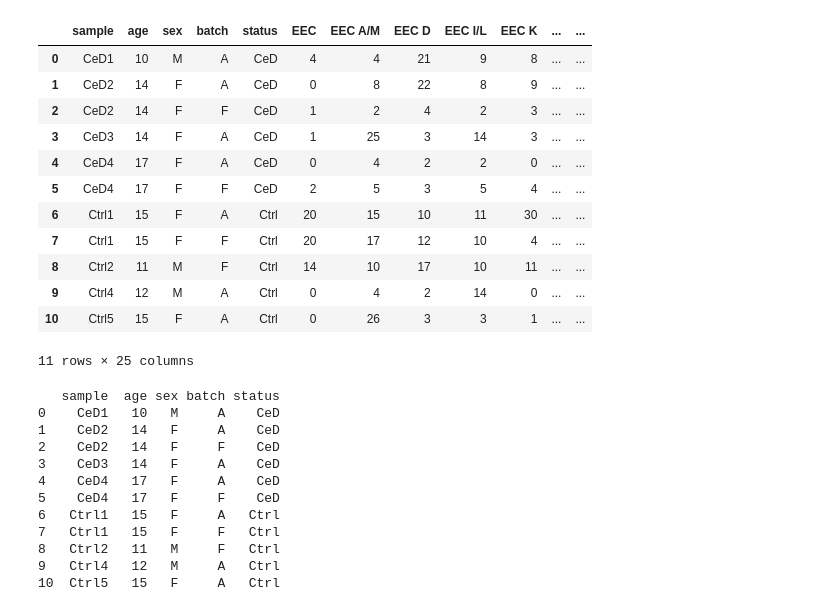
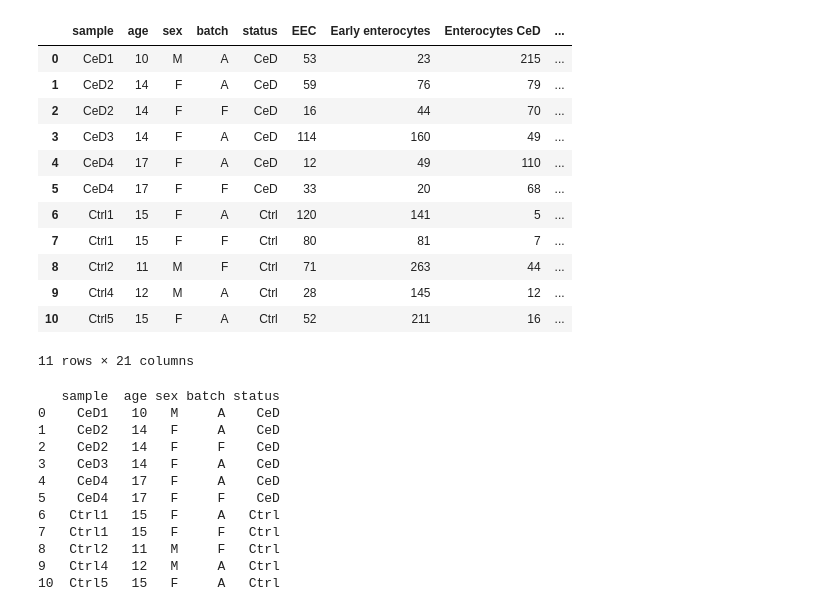
Before and after one commit to nvribeiro/CeD_UMCG2023, a Jupyter notebook: cell_proportion_analysis/scCODA_epithelia.ipynb, the cells around one changed output. Cells and saved outputs as stored; diff of their text form; code cells hidden in the pictures.

```diff
--- a/cell_proportion_analysis/scCODA_epithelia.ipynb
+++ b/cell_proportion_analysis/scCODA_epithelia.ipynb
@@ -15,23 +15,22 @@ from sccoda.util import data_visualization as viz
 import sccoda.datasets as scd
 # %%
 # Load data
-
-cell_counts = pd.read_csv('epithelial_cells_counts_v3.csv')
+cell_counts = pd.read_csv('epithelial_cells_counts_v4_TAsplit.csv')
 cell_counts
 # %% [output]
-|  | sample | age | sex | batch | status | EEC | EEC A/M | EEC D | EEC I/L | EEC K | ... | ... |
-| 0 | CeD1 | 10 | M | A | CeD | 4 | 4 | 21 | 9 | 8 | ... | ... |
-| 1 | CeD2 | 14 | F | A | CeD | 0 | 8 | 22 | 8 | 9 | ... | ... |
-| 2 | CeD2 | 14 | F | F | CeD | 1 | 2 | 4 | 2 | 3 | ... | ... |
-| 3 | CeD3 | 14 | F | A | CeD | 1 | 25 | 3 | 14 | 3 | ... | ... |
-| 4 | CeD4 | 17 | F | A | CeD | 0 | 4 | 2 | 2 | 0 | ... | ... |
-| 5 | CeD4 | 17 | F | F | CeD | 2 | 5 | 3 | 5 | 4 | ... | ... |
-| 6 | Ctrl1 | 15 | F | A | Ctrl | 20 | 15 | 10 | 11 | 30 | ... | ... |
-| 7 | Ctrl1 | 15 | F | F | Ctrl | 20 | 17 | 12 | 10 | 4 | ... | ... |
-| 8 | Ctrl2 | 11 | M | F | Ctrl | 14 | 10 | 17 | 10 | 11 | ... | ... |
-| 9 | Ctrl4 | 12 | M | A | Ctrl | 0 | 4 | 2 | 14 | 0 | ... | ... |
-| 10 | Ctrl5 | 15 | F | A | Ctrl | 0 | 26 | 3 | 3 | 1 | ... | ... |
+|  | sample | age | sex | batch | status | EEC | Early enterocytes | Enterocytes CeD | ... |
+| 0 | CeD1 | 10 | M | A | CeD | 53 | 23 | 215 | ... |
+| 1 | CeD2 | 14 | F | A | CeD | 59 | 76 | 79 | ... |
+| 2 | CeD2 | 14 | F | F | CeD | 16 | 44 | 70 | ... |
+| 3 | CeD3 | 14 | F | A | CeD | 114 | 160 | 49 | ... |
+| 4 | CeD4 | 17 | F | A | CeD | 12 | 49 | 110 | ... |
+| 5 | CeD4 | 17 | F | F | CeD | 33 | 20 | 68 | ... |
+| 6 | Ctrl1 | 15 | F | A | Ctrl | 120 | 141 | 5 | ... |
+| 7 | Ctrl1 | 15 | F | F | Ctrl | 80 | 81 | 7 | ... |
+| 8 | Ctrl2 | 11 | M | F | Ctrl | 71 | 263 | 44 | ... |
+| 9 | Ctrl4 | 12 | M | A | Ctrl | 28 | 145 | 12 | ... |
+| 10 | Ctrl5 | 15 | F | A | Ctrl | 52 | 211 | 16 | ... |
-11 rows × 25 columns
+11 rows × 21 columns
 # %%
 # Convert data to anndata object
 data_all = dat.from_pandas(cell_counts, covariate_columns = ['sample', 'age', 'sex', 'batch', 'status'])
```
Also changed, not shown: parts of 2 cells of this notebook, 1 other file.
